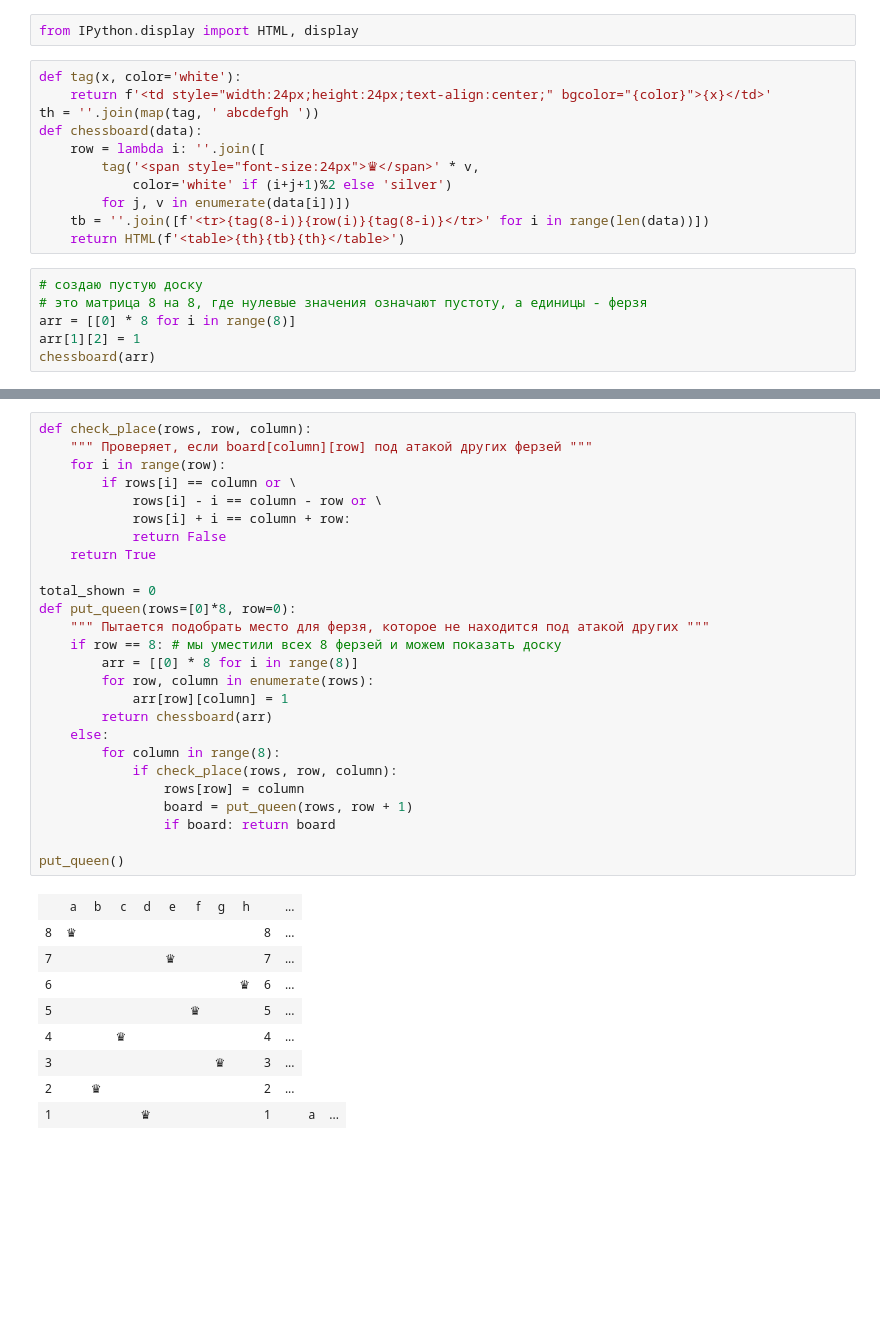
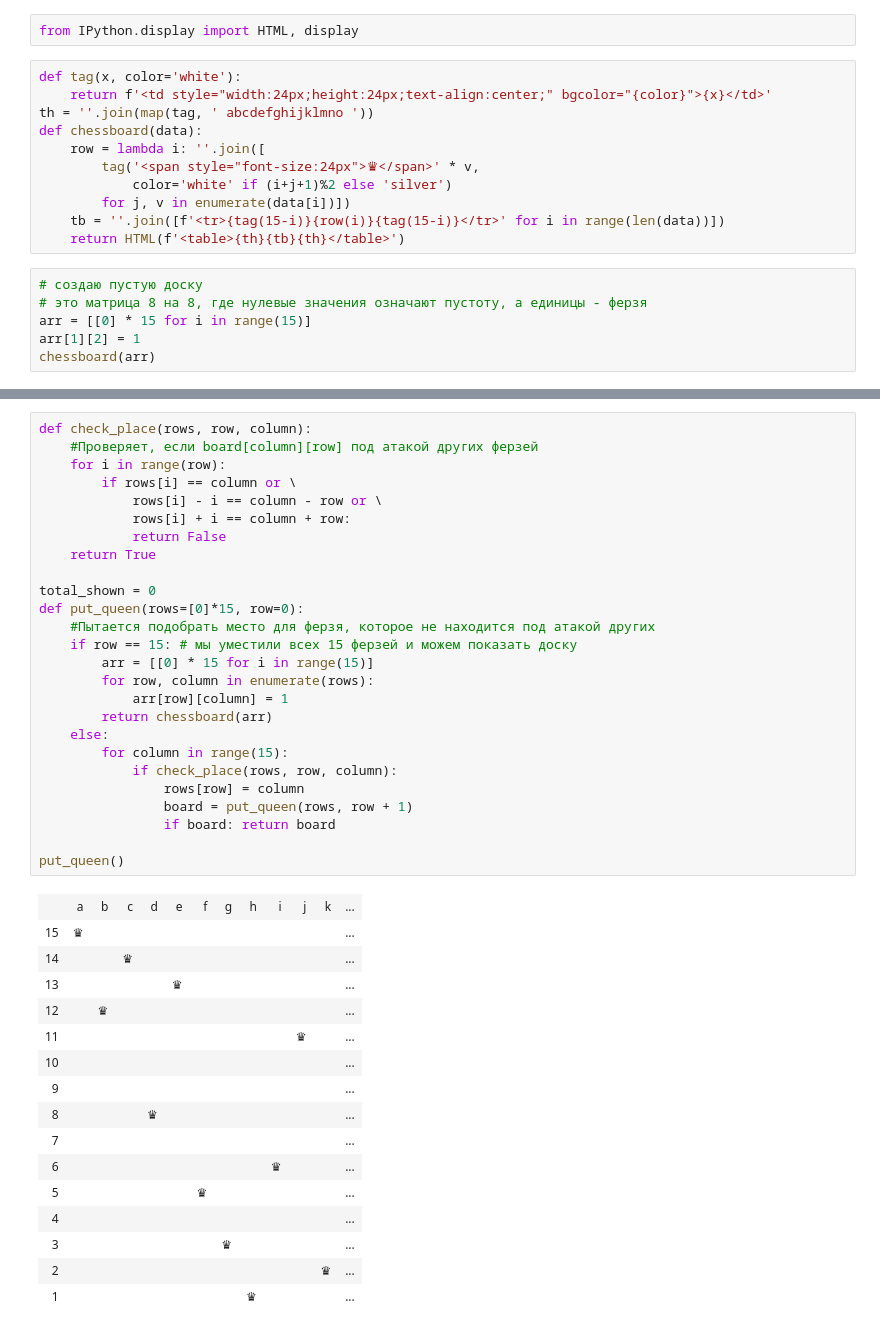
Before and after one commit to KsenyaSo/SAOD, a Jupyter notebook: Lab2_БСТ1904_Пантелеева.ipynb, the cells around one changed output, grey strips where cells are left out. Drawn from its saved outputs; the diff is of its cells as text; blank space fills up the shorter version.

```diff
--- a/Lab2_БСТ1904_Пантелеева.ipynb
+++ b/Lab2_БСТ1904_Пантелеева.ipynb
@@ -367,18 +382,18 @@ from IPython.display import HTML, display
 # %%
 def tag(x, color='white'):
     return f'<td style="width:24px;height:24px;text-align:center;" bgcolor="{color}">{x}</td>'
-th = ''.join(map(tag, ' abcdefgh '))
+th = ''.join(map(tag, ' abcdefghijklmno '))
 def chessboard(data):
     row = lambda i: ''.join([
         tag('<span style="font-size:24px">♛</span>' * v,
             color='white' if (i+j+1)%2 else 'silver')
         for j, v in enumerate(data[i])])
-    tb = ''.join([f'<tr>{tag(8-i)}{row(i)}{tag(8-i)}</tr>' for i in range(len(data))])
+    tb = ''.join([f'<tr>{tag(15-i)}{row(i)}{tag(15-i)}</tr>' for i in range(len(data))])
     return HTML(f'<table>{th}{tb}{th}</table>')
 # %%
 # создаю пустую доску
 # это матрица 8 на 8, где нулевые значения означают пустоту, а единицы - ферзя
-arr = [[0] * 8 for i in range(8)]
+arr = [[0] * 15 for i in range(15)]
 arr[1][2] = 1
 chessboard(arr)
 # %% [output]
@@ -394,36 +416,43 @@ chessboard(arr)
 # %%
 def check_place(rows, row, column):
-    """ Проверяет, если board[column][row] под атакой других ферзей """
+    #Проверяет, если board[column][row] под атакой других ферзей
     for i in range(row):
         if rows[i] == column or \
             rows[i] - i == column - row or \
             rows[i] + i == column + row:
             return False
     return True
 
 total_shown = 0
-def put_queen(rows=[0]*8, row=0):
-    """ Пытается подобрать место для ферзя, которое не находится под атакой других """
-    if row == 8: # мы уместили всех 8 ферзей и можем показать доску
-        arr = [[0] * 8 for i in range(8)]
+def put_queen(rows=[0]*15, row=0):
+    #Пытается подобрать место для ферзя, которое не находится под атакой других
+    if row == 15: # мы уместили всех 15 ферзей и можем показать доску
+        arr = [[0] * 15 for i in range(15)]
         for row, column in enumerate(rows):
             arr[row][column] = 1
         return chessboard(arr)
     else:
-        for column in range(8):
+        for column in range(15):
             if check_place(rows, row, column):
                 rows[row] = column
                 board = put_queen(rows, row + 1)
                 if board: return board
 
 put_queen()
 # %% [output]
-|  | a | b | c | d | e | f | g | h |  | ... |
-| 8 | ♛ |  |  |  |  |  |  |  | 8 | ... |
-| 7 |  |  |  |  | ♛ |  |  |  | 7 | ... |
-| 6 |  |  |  |  |  |  |  | ♛ | 6 | ... |
-| 5 |  |  |  |  |  | ♛ |  |  | 5 | ... |
-| 4 |  |  | ♛ |  |  |  |  |  | 4 | ... |
-| 3 |  |  |  |  |  |  | ♛ |  | 3 | ... |
-| 2 |  | ♛ |  |  |  |  |  |  | 2 | ... |
-| 1 |  |  |  | ♛ |  |  |  |  | 1 |  | a | ... |
+|  | a | b | c | d | e | f | g | h | i | j | k | ... |
+| 15 | ♛ |  |  |  |  |  |  |  |  |  |  | ... |
+| 14 |  |  | ♛ |  |  |  |  |  |  |  |  | ... |
+| 13 |  |  |  |  | ♛ |  |  |  |  |  |  | ... |
+| 12 |  | ♛ |  |  |  |  |  |  |  |  |  | ... |
+| 11 |  |  |  |  |  |  |  |  |  | ♛ |  | ... |
+| 10 |  |  |  |  |  |  |  |  |  |  |  | ... |
+| 9 |  |  |  |  |  |  |  |  |  |  |  | ... |
+| 8 |  |  |  | ♛ |  |  |  |  |  |  |  | ... |
+| 7 |  |  |  |  |  |  |  |  |  |  |  | ... |
+| 6 |  |  |  |  |  |  |  |  | ♛ |  |  | ... |
+| 5 |  |  |  |  |  | ♛ |  |  |  |  |  | ... |
+| 4 |  |  |  |  |  |  |  |  |  |  |  | ... |
+| 3 |  |  |  |  |  |  | ♛ |  |  |  |  | ... |
+| 2 |  |  |  |  |  |  |  |  |  |  | ♛ | ... |
+| 1 |  |  |  |  |  |  |  | ♛ |  |  |  | ... |
```
Also changed, not shown: parts of 7 cells of this notebook.
